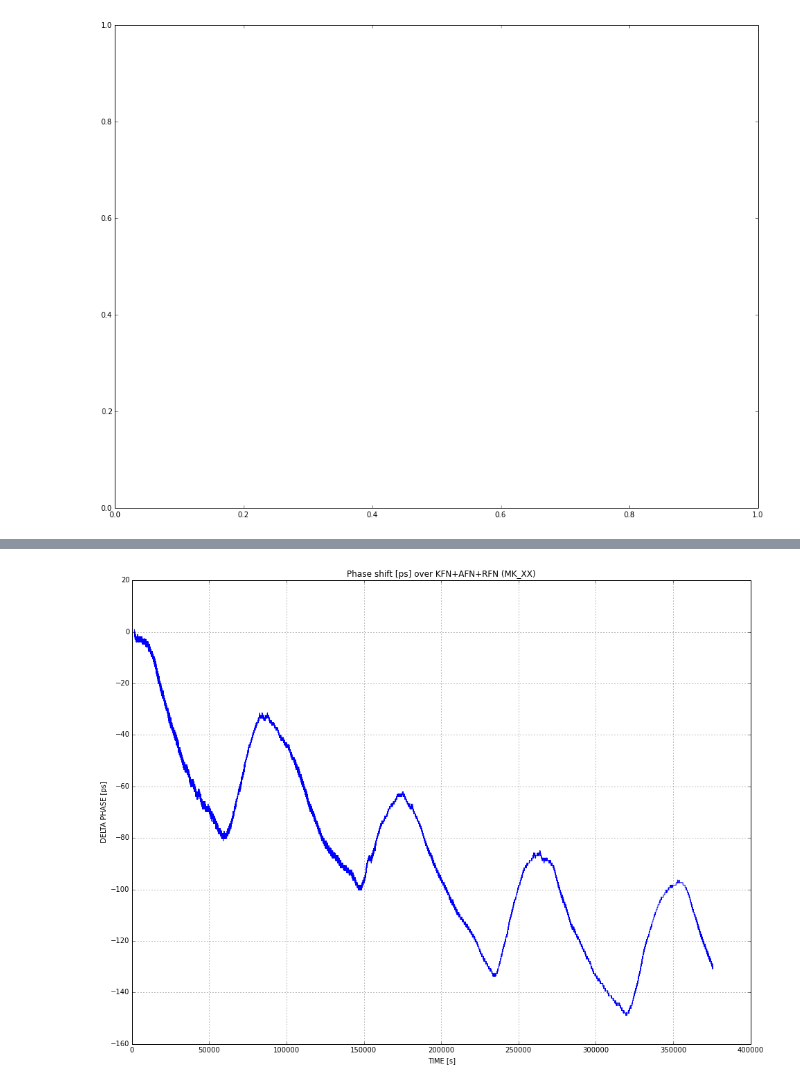
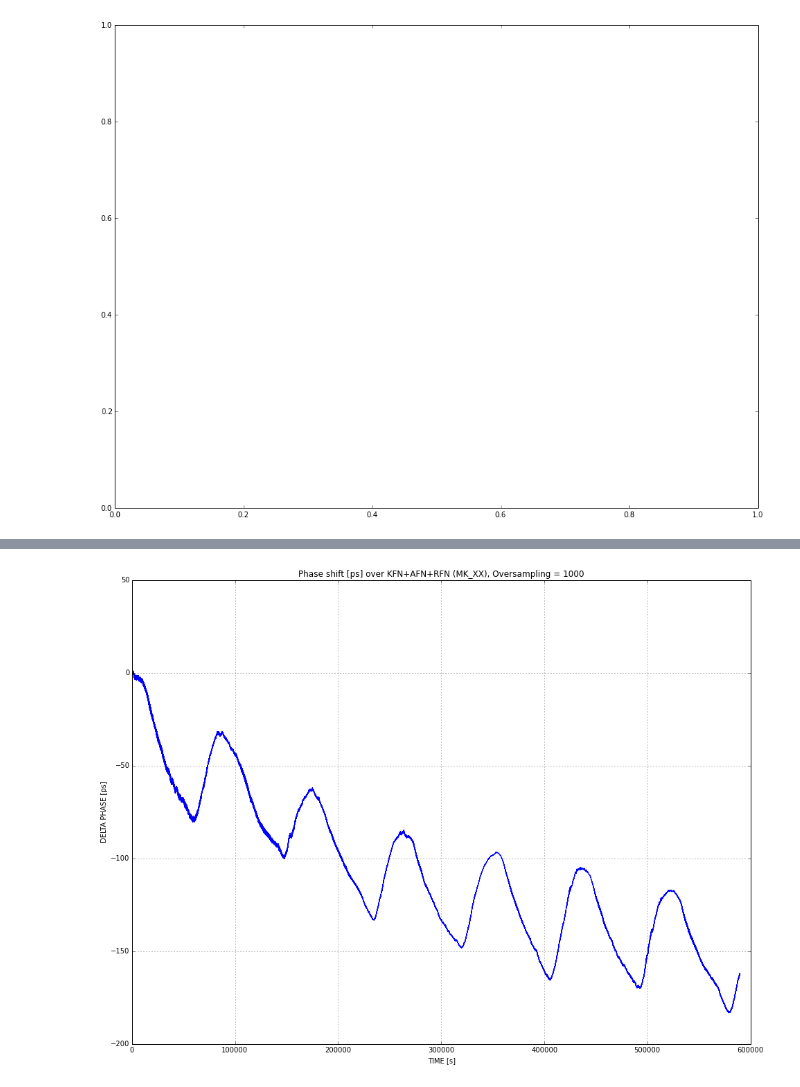
Before and after one commit to rjulie83/time_domain, a Jupyter notebook: scripts_used/Timedomain_analysis.ipynb, the cells around one changed output, grey strips where cells are left out. Cells and saved outputs as stored; diff of their text form; code cells hidden in the pictures.

```diff
--- a/scripts_used/Timedomain_analysis.ipynb
+++ b/scripts_used/Timedomain_analysis.ipynb
@@ -29,4 +38,7 @@ cd phase_work/Exp7/
 C:\Users\Roufurd\Documents\python_work\phase_work\Exp7
+# %%
+oversampling = 1000
+#cd ../../phase_work/Exp7/
 # %%
 #Process Reduced data results file
 
@@ -35,7 +47,7 @@ delay1 = np.empty(0)
 delay2 = np.empty(0)
 height1 = np.empty(0)
 height2 = np.empty(0)
-data = np.loadtxt('Exp7_data.csv',dtype='float',delimiter=',',skiprows=1)
+data = np.loadtxt('Exp7_data_1000oversampling.csv',dtype='float',delimiter=',',skiprows=1)
 timestamps = data[:,0];delay1 = data[:,1];height1 = data[:,2];delay2 = data[:,3];height2 = data[:,4]
 timestamps_offset = timestamps - min(timestamps)
 # %%
@@ -68,19 +79,24 @@ temp_delay2[indices] = np.mean(delay2)
 # %%
-#If no re-ordering is required
-temp_delay1 = np.copy(delay1)[1500:]
-temp_delay2 = np.copy(delay2)[1500:]
-timestamps_offset = timestamps_offset[1500:]
+#If no re-ordering is required, offset from TIME=0 can be inserted if needed
+offset = 1500
+temp_delay1 = np.copy(delay1)[offset:]
+temp_delay2 = np.copy(delay2)[offset:]
+timestamps_offset = np.copy(timestamps_offset)[offset:]
+timestamps = np.copy(timestamps)[offset:]
+temp_height1 = np.copy(height1)[offset:]
+temp_height2 = np.copy(height2)[offset:]
 # %%
 #Plot Delta delay of First peak of data
 #This is with data where few out of order peaks were rearranged
 
+delta_delay1 = 0.5*(temp_delay1-temp_delay1[0])/c*1e12
 plt.figure(figsize=(16,12))
-plt.plot(timestamps_offset,0.5*(temp_delay1-temp_delay1[0])/c*1e12)
-plt.title('Phase shift [ps] over KFN+AFN+RFN (MK_XX)')
+plt.plot(timestamps_offset,delta_delay1,'b')
+plt.title('Phase shift [ps] over KFN+AFN+RFN (MK_XX), Oversampling = %i' % oversampling)
 plt.xlabel('TIME [s]'); plt.ylabel('DELTA PHASE [ps]')
 plt.grid(True)
 # %% [output]
-[figure, old version]
+[figure, new version]
 # %%
 #Plot Delta delay of Second peak
 #This is with data where few out of order peaks were rearranged
```
Also changed, not shown: parts of 17 cells of this notebook.
